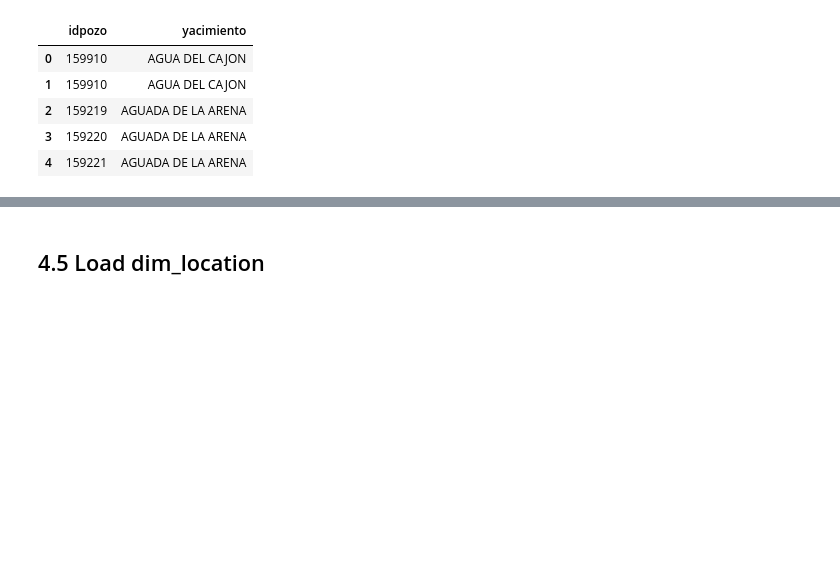
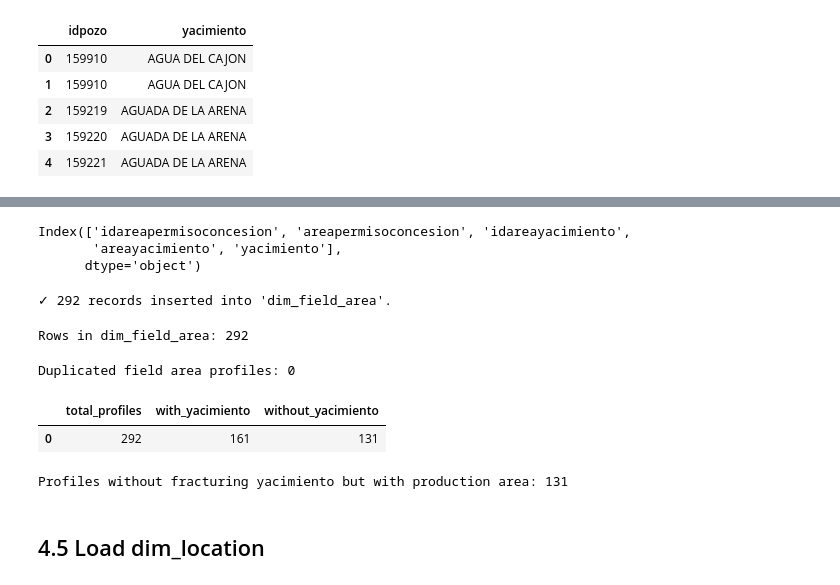
Before and after one commit to Jofregf/oil-gas-well-analytics-argentina, a Jupyter notebook: notebooks/04_etl_dimension_loading.ipynb, the cells around one changed output, grey strips where cells are left out. Cells and saved outputs as stored; diff of their text form; code cells hidden in the pictures; blank space fills up the shorter version.

Commit message:
reaload dim_field_area

```diff
--- a/notebooks/04_etl_dimension_loading.ipynb
+++ b/notebooks/04_etl_dimension_loading.ipynb
@@ -1572,0 +1412,12 @@ pd.DataFrame(
+# %%
+# =======================================================================
+# 3. Load
+# =======================================================================
+
+# Step 3.1 — Prepare insertion
+
+dim_field_area_df.columns
+# %% [output]
+Index(['idareapermisoconcesion', 'areapermisoconcesion', 'idareayacimiento',
+       'areayacimiento', 'yacimiento'],
+      dtype='object')
@@ -1573,3 +1437,63 @@ pd.DataFrame(
+# %%
+load_to_table(insert_sql, dim_field_area_df, "dim_field_area")
+# %% [output]
+✓ 292 records inserted into 'dim_field_area'.
+# %%
+# Step 3.3 — Verify total number of records
+
+print(f"Rows in dim_field_area: {get_row_count('dim_field_area')}")
+# %% [output]
+Rows in dim_field_area: 292
+# %%
+# =======================================================================
+# 4. Validation
+# =======================================================================
+
+duplicates = execute_query("""
+SELECT COUNT(*) - COUNT(DISTINCT CONCAT(
+    COALESCE(idareapermisoconcesion,''),
+    COALESCE(areapermisoconcesion,''),
+    COALESCE(idareayacimiento,''),
+    COALESCE(areayacimiento,''),
+    COALESCE(yacimiento,'')
+))
+FROM dim_field_area
+""")[0][0]
+
+print(f"Duplicated field area profiles: {duplicates}")
+# %% [output]
+Duplicated field area profiles: 0
+# %%
+result = execute_query("""
+SELECT
+    COUNT(*) AS total_profiles,
+    COUNT(yacimiento) AS with_yacimiento,
+    COUNT(*) - COUNT(yacimiento) AS without_yacimiento
+FROM dim_field_area
+""")
+
+pd.DataFrame(
+    result,
+    columns=[
+        "total_profiles",
+        "with_yacimiento",
+        "without_yacimiento"
+    ]
+)
+# %% [output]
+|  | total_profiles | with_yacimiento | without_yacimiento |
+| 0 | 292 | 161 | 131 |
+# %%
+result = execute_query("""
+SELECT COUNT(*)
+FROM dim_field_area
+WHERE yacimiento IS NULL
+AND idareayacimiento IS NOT NULL
+""")
+
+print(f"Profiles without fracturing yacimiento but with production area: {result[0][0]}")
+# %% [output]
+Profiles without fracturing yacimiento but with production area: 131
 # %% [markdown]
 ## 4.5 Load dim_location
 # %% [markdown]
```
Also changed, not shown: parts of 32 cells of this notebook.
